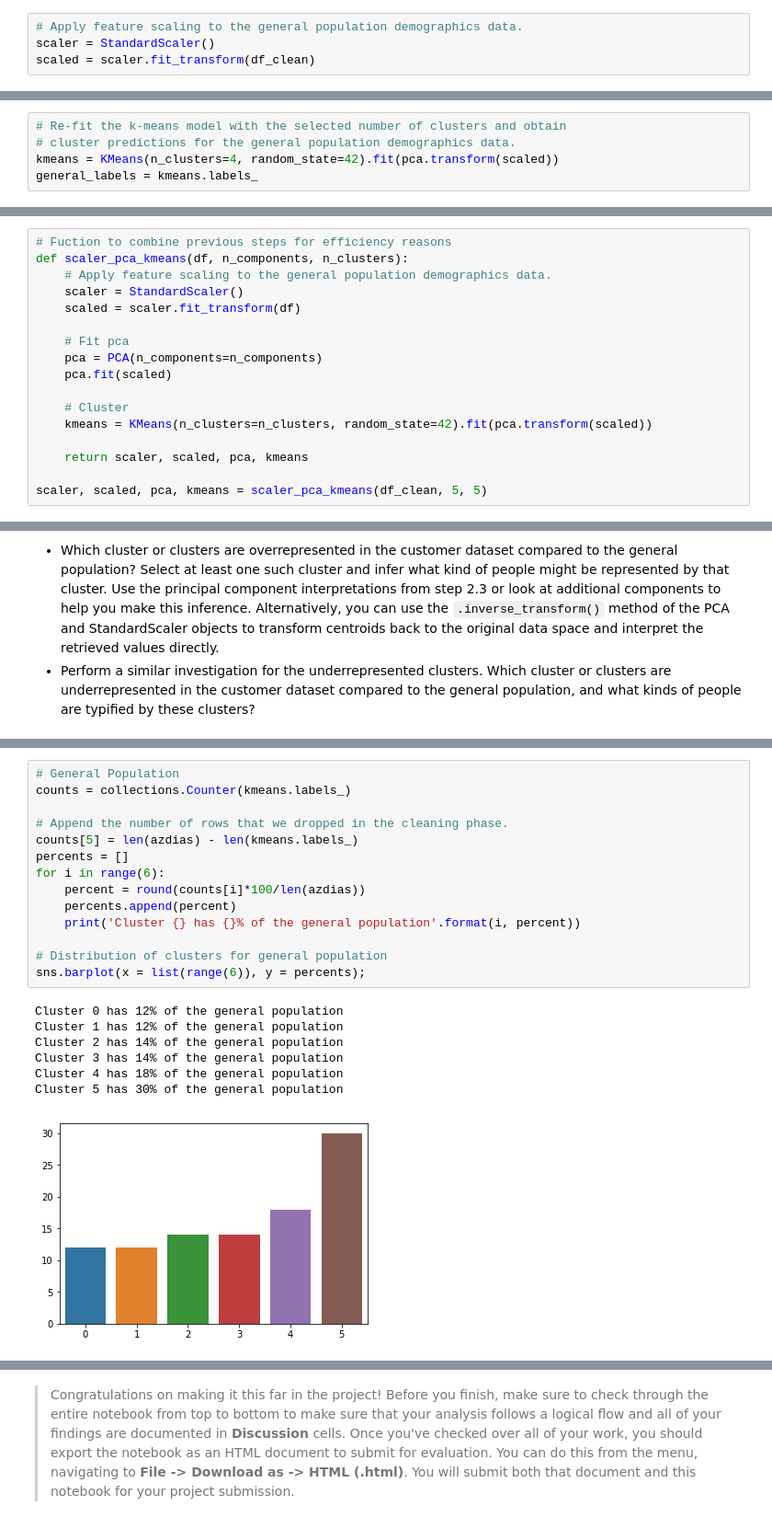
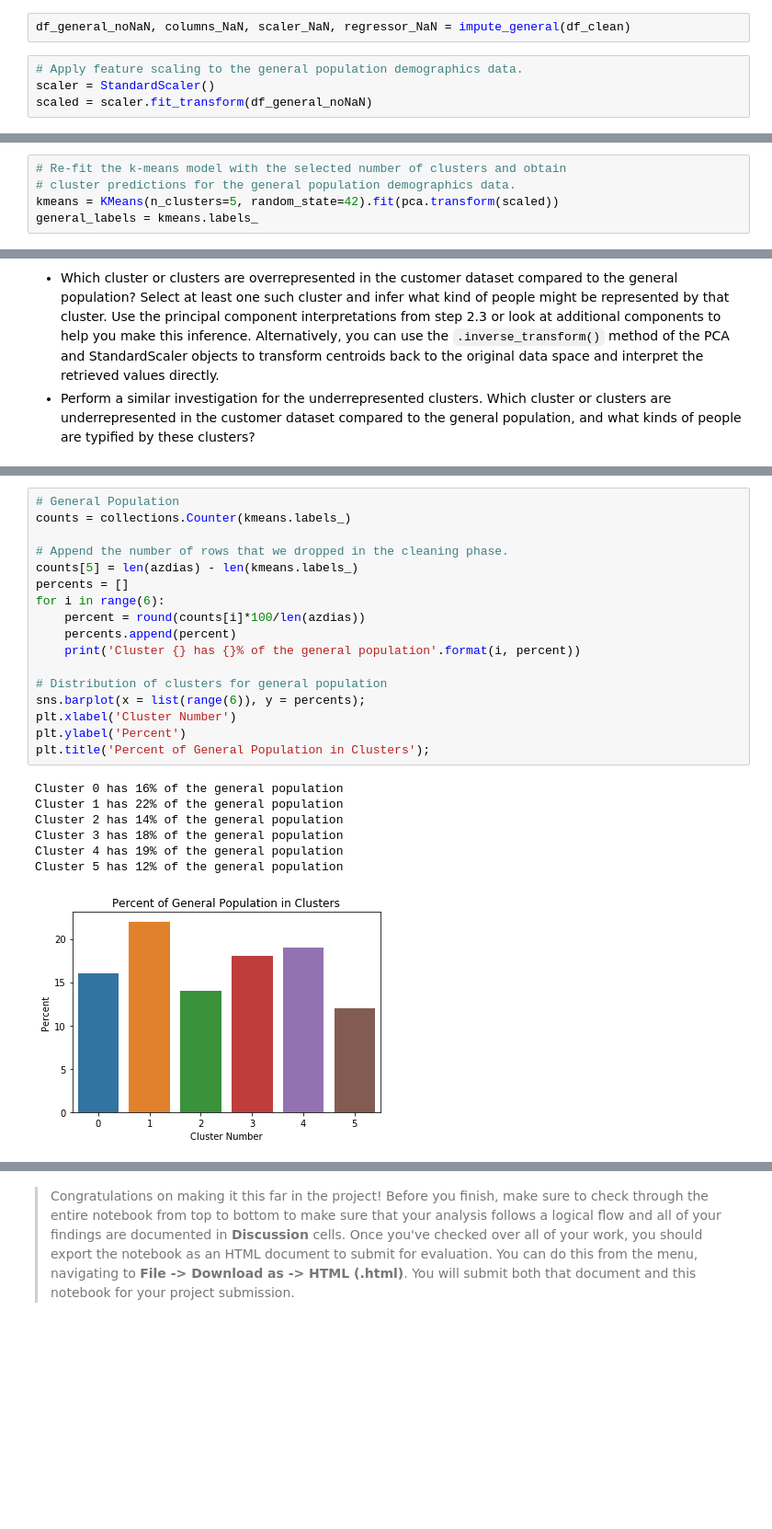
Before and after one commit to buncem/identify-customer-segments, a Jupyter notebook: Identify_Customer_Segments.ipynb, the cells around one changed output, grey strips where cells are left out. Shown at 92% size. Saved outputs shown, nothing was run; the diff lists cells and outputs as text; blank space fills up the shorter version.

```diff
--- a/Identify_Customer_Segments.ipynb
+++ b/Identify_Customer_Segments.ipynb
@@ -602,4 +786,6 @@ Before we apply dimensionality reduction techniques to the data, we need to perf
+# %%
+df_general_noNaN, columns_NaN, scaler_NaN, regressor_NaN = impute_general(df_clean)
 # %%
 # Apply feature scaling to the general population demographics data.
 scaler = StandardScaler()
-scaled = scaler.fit_transform(df_clean)
+scaled = scaler.fit_transform(df_general_noNaN)
@@ -738,5 +926,5 @@ plot_score(scaled, pca, 14)
 # %%
 # Re-fit the k-means model with the selected number of clusters and obtain
 # cluster predictions for the general population demographics data.
-kmeans = KMeans(n_clusters=4, random_state=42).fit(pca.transform(scaled))
+kmeans = KMeans(n_clusters=5, random_state=42).fit(pca.transform(scaled))
 general_labels = kmeans.labels_
@@ -761,17 +942,0 @@ customers = pd.read_csv('Udacity_CUSTOMERS_Subset.csv', sep=';')
-# %%
-# Fuction to combine previous steps for efficiency reasons
-def scaler_pca_kmeans(df, n_components, n_clusters):
-    # Apply feature scaling to the general population demographics data.
-    scaler = StandardScaler()
-    scaled = scaler.fit_transform(df)
-
-    # Fit pca
-    pca = PCA(n_components=n_components)
-    pca.fit(scaled)
-
-    # Cluster
-    kmeans = KMeans(n_clusters=n_clusters, random_state=42).fit(pca.transform(scaled))
-
-    return scaler, scaled, pca, kmeans
-
-scaler, scaled, pca, kmeans = scaler_pca_kmeans(df_clean, 5, 5)
@@ -806,24 +1012,27 @@ Take a look at the following points in this step:
 # %%
 # General Population
 counts = collections.Counter(kmeans.labels_)
 
 # Append the number of rows that we dropped in the cleaning phase.
 counts[5] = len(azdias) - len(kmeans.labels_)
 percents = []
 for i in range(6):
     percent = round(counts[i]*100/len(azdias))
     percents.append(percent)
     print('Cluster {} has {}% of the general population'.format(i, percent))
 
 # Distribution of clusters for general population
 sns.barplot(x = list(range(6)), y = percents);
+plt.xlabel('Cluster Number')
+plt.ylabel('Percent')
+plt.title('Percent of General Population in Clusters');
 # %% [output]
-Cluster 0 has 12% of the general population
-Cluster 1 has 12% of the general population
+Cluster 0 has 16% of the general population
+Cluster 1 has 22% of the general population
 Cluster 2 has 14% of the general population
-Cluster 3 has 14% of the general population
-Cluster 4 has 18% of the general population
-Cluster 5 has 30% of the general population
+Cluster 3 has 18% of the general population
+Cluster 4 has 19% of the general population
+Cluster 5 has 12% of the general population
-[figure, old version]
+[figure, new version]
 # %%
 # Customer Population
```
Also changed, not shown: parts of 61 cells of this notebook.
